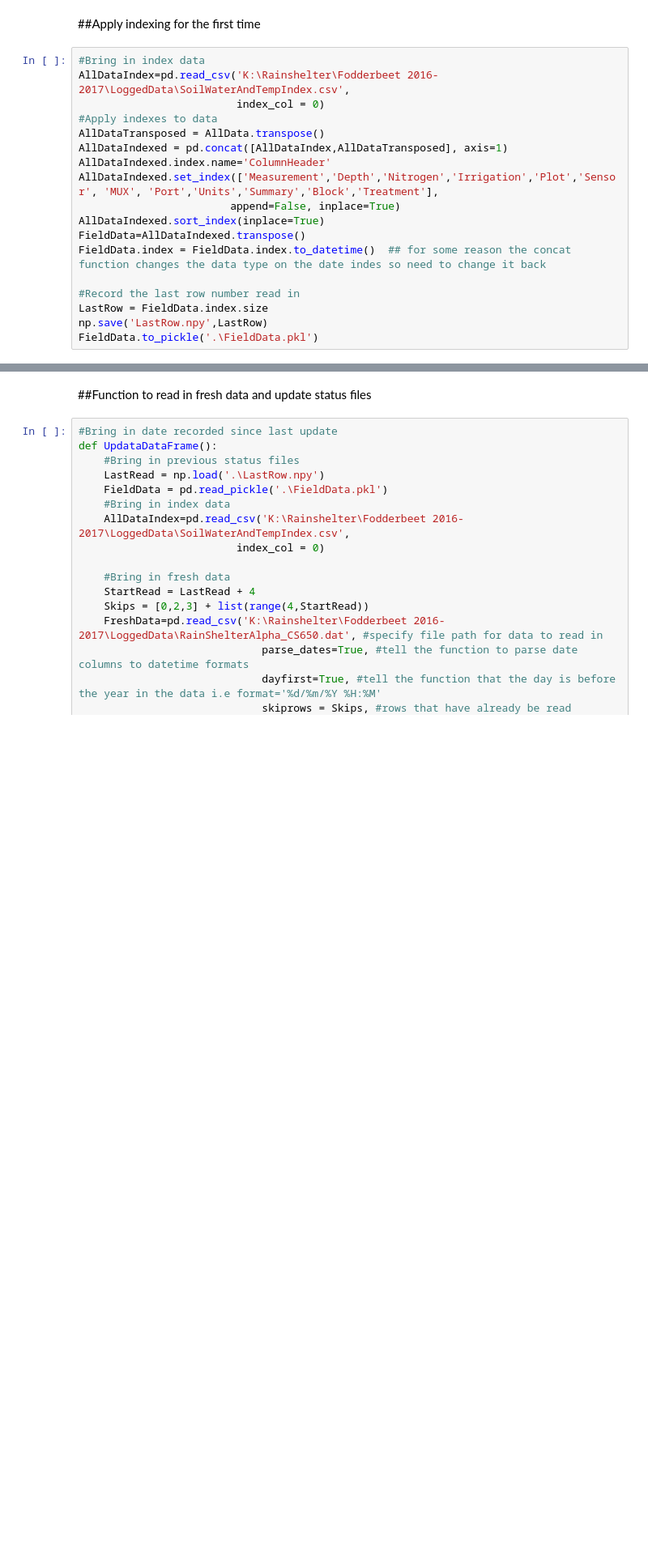
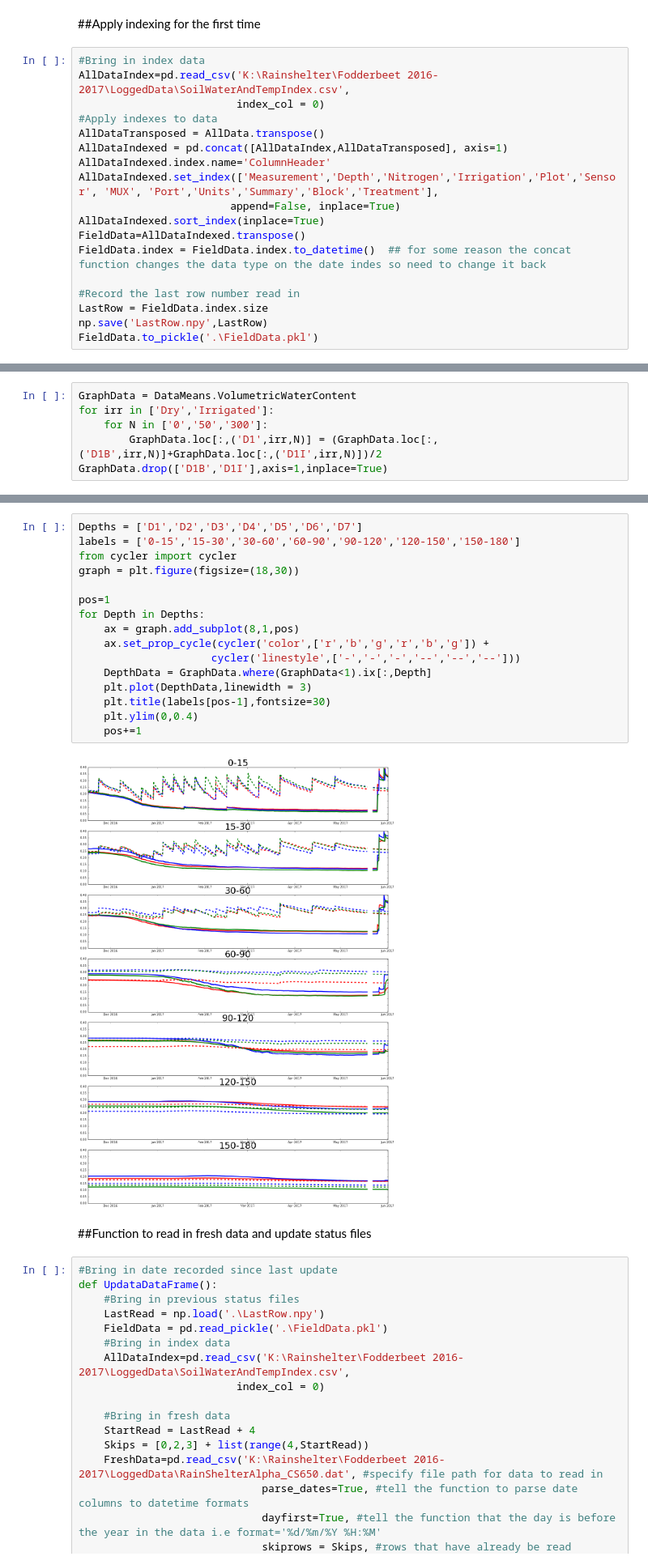
Before and after one commit to HamishBrownPFR/RainShelterFodderBeet, a Jupyter notebook: WebGraphRainShelterSWC.ipynb, the cells around one changed output, grey strips where cells are left out. Shown at 81% size. Drawn from its saved outputs; the diff is of its cells as text; blank space fills up the shorter version.

```diff
--- a/WebGraphRainShelterSWC.ipynb
+++ b/WebGraphRainShelterSWC.ipynb
@@ -41,0 +74,6 @@ FieldData.to_pickle('.\FieldData.pkl')
+# %%
+GraphData = DataMeans.VolumetricWaterContent
+for irr in ['Dry','Irrigated']:
+    for N in ['0','50','300']:
+        GraphData.loc[:,('D1',irr,N)] = (GraphData.loc[:,('D1B',irr,N)]+GraphData.loc[:,('D1I',irr,N)])/2
+GraphData.drop(['D1B','D1I'],axis=1,inplace=True)
@@ -42,3 +98,21 @@ FieldData.to_pickle('.\FieldData.pkl')
+# %%
+Depths = ['D1','D2','D3','D4','D5','D6','D7']
+labels = ['0-15','15-30','30-60','60-90','90-120','120-150','150-180']
+from cycler import cycler
+graph = plt.figure(figsize=(18,30))
+
+pos=1
+for Depth in Depths:
+    ax = graph.add_subplot(8,1,pos)
+    ax.set_prop_cycle(cycler('color',['r','b','g','r','b','g']) +
+                     cycler('linestyle',['-','-','-','--','--','--']))
+    DepthData = GraphData.where(GraphData<1).ix[:,Depth]
+    plt.plot(DepthData,linewidth = 3)
+    plt.title(labels[pos-1],fontsize=30)
+    plt.ylim(0,0.4)
+    pos+=1
+# %% [output]
+[figure, added]
 # %% [markdown]
 ##Function to read in fresh data and update status files
 # %%
```
Also changed, not shown: parts of 12 cells of this notebook, 1 other file.
